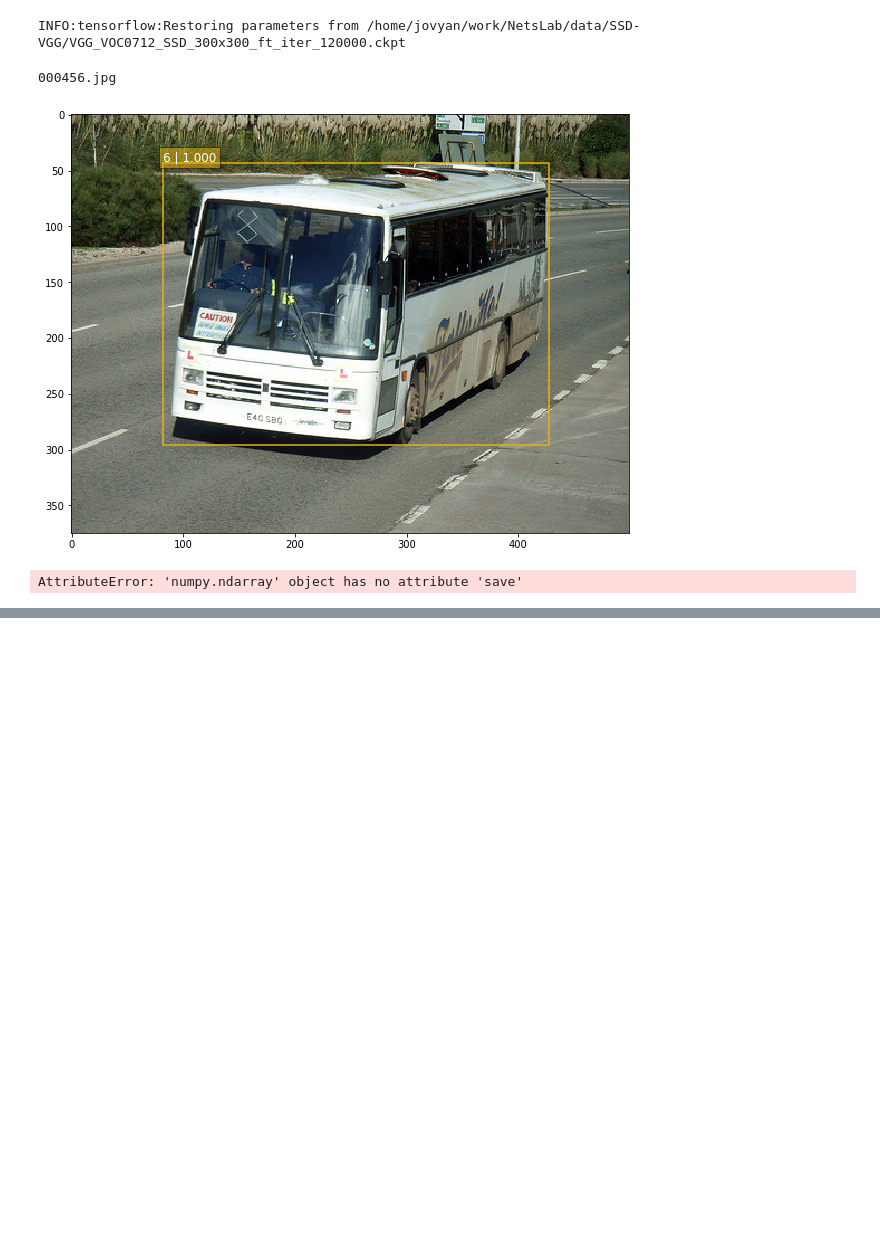
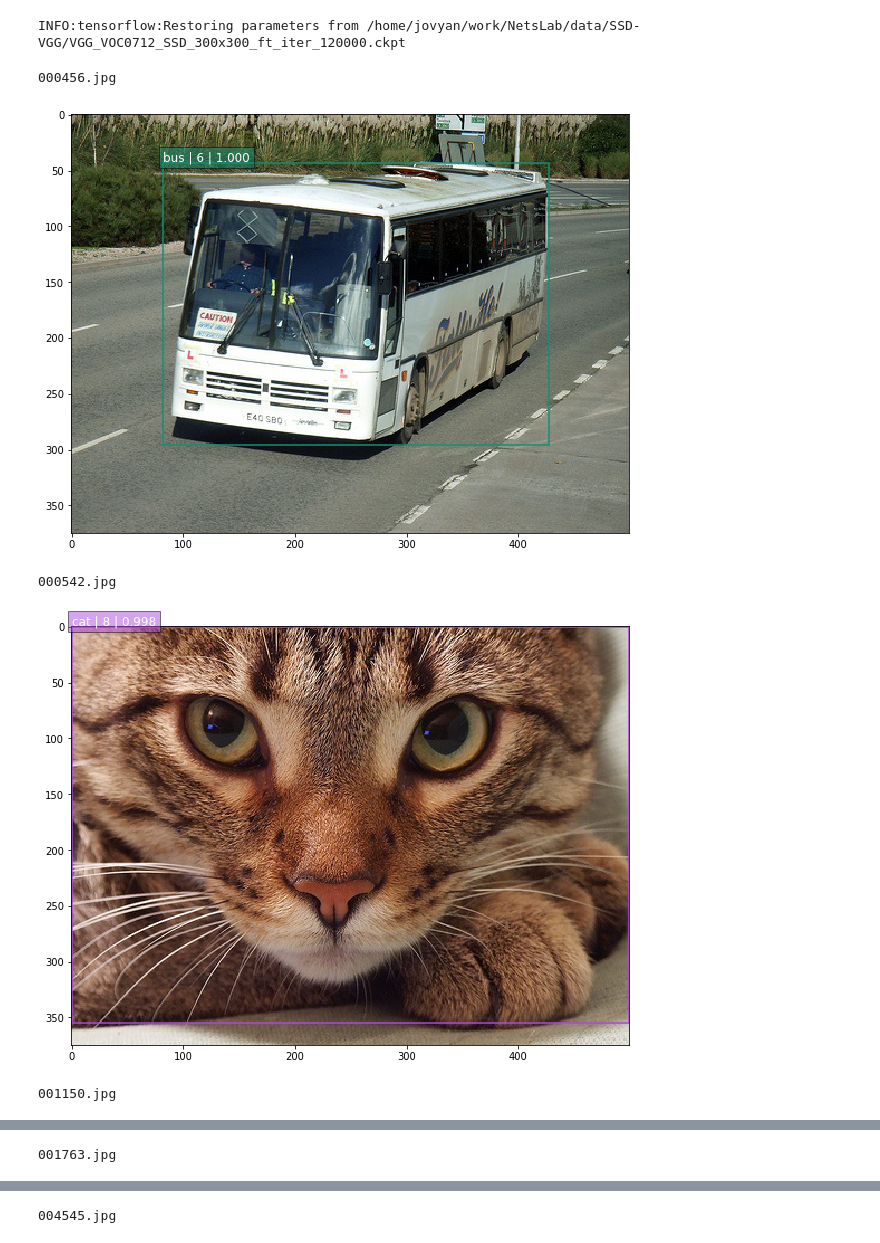
Before and after one commit to iavasiljeva/object-detection-networks-hse-2017, a Jupyter notebook: SSD_VGG.ipynb, the cells around one changed output, grey strips where cells are left out. Saved outputs shown, nothing was run; the diff lists cells and outputs as text; code cells hidden in the pictures; blank space fills up the shorter version.

```diff
--- a/SSD_VGG.ipynb
+++ b/SSD_VGG.ipynb
@@ -72,17 +76,18 @@ def process_image(img, select_threshold=0.5, nms_threshold=.45, net_shape=(300,
 # %%
 # Test on some demo image and visualize output.
 path = this_dir + '/data/images/'
 output_path = this_dir + '/data/images_out/ssd_vgg/'
 image_names = sorted(os.listdir(path))
 
 for image_name in image_names:
     print(image_name)
     img = mpimg.imread(path + image_name)
     rclasses, rscores, rbboxes =  process_image(img)
     # visualization.bboxes_draw_on_img(img, rclasses, rscores, rbboxes, visualization.colors_plasma)
-    visualization.plt_bboxes(img, rclasses, rscores, rbboxes)
-    img.save(os.path.join(output_path, image_file), quality=90)
+    visualization.plt_bboxes(img, rclasses, rscores, rbboxes, output_path+image_name)
 # %% [output]
 000456.jpg
-[figure, old version]
+[figure, new version]
-AttributeError: 'numpy.ndarray' object has no attribute 'save'
+000542.jpg
+[figure, added]
+001150.jpg
@@ -88,0 +95 @@ AttributeError: 'numpy.ndarray' object has no attribute 'save'
+001763.jpg
@@ -88,0 +97 @@ AttributeError: 'numpy.ndarray' object has no attribute 'save'
+004545.jpg
```
Also changed, not shown: parts of 2 cells of this notebook, 20 other files.
